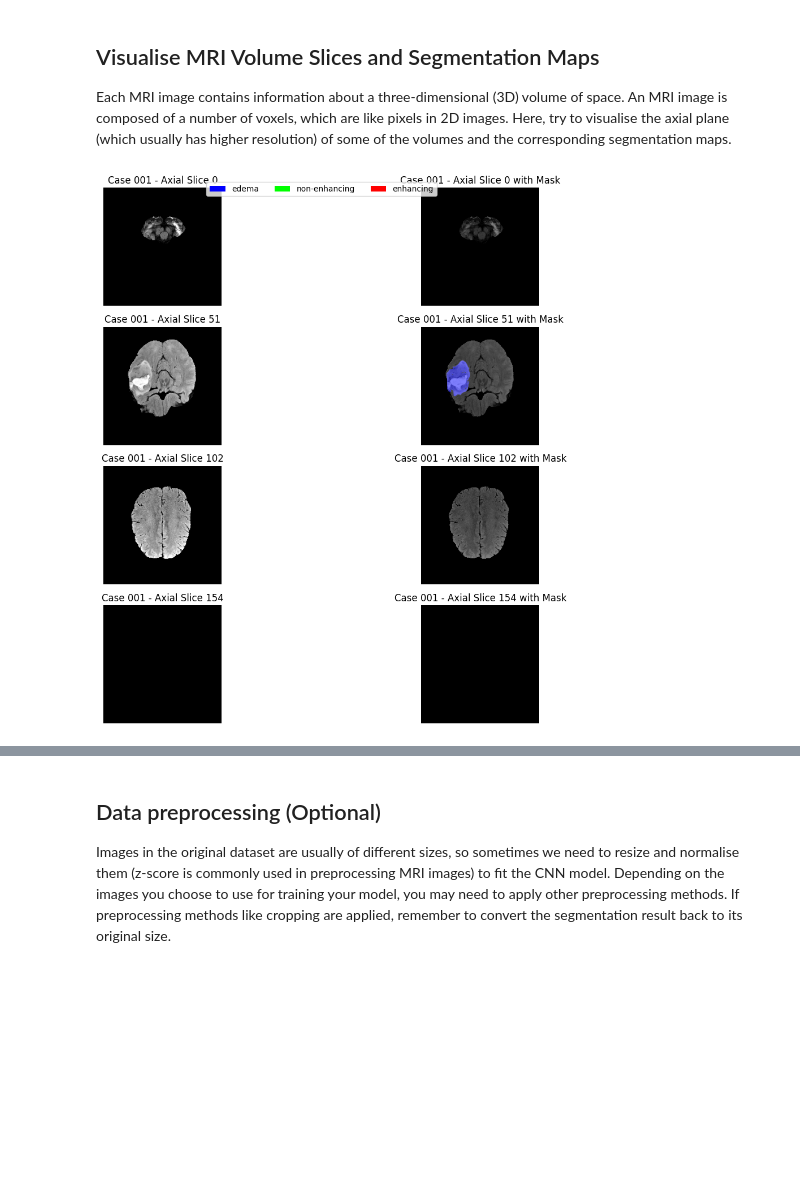
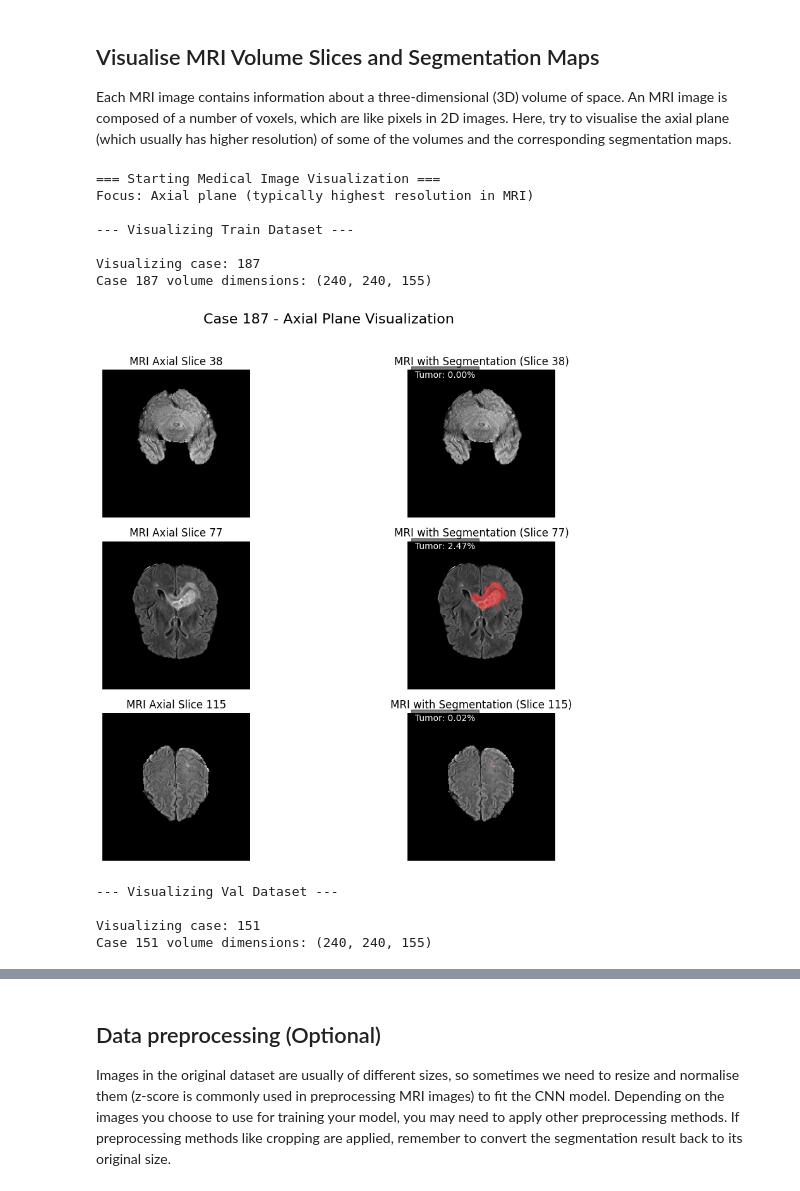
Before and after one commit to aiHelpmate/DSI-Summer-School-project, a Jupyter notebook: proj_tech_segmentation_clean.ipynb, the cells around one changed output, grey strips where cells are left out. Cells and saved outputs as stored; diff of their text form; code cells hidden in the pictures; blank space fills up the shorter version.

```diff
--- a/proj_tech_segmentation_clean.ipynb
+++ b/proj_tech_segmentation_clean.ipynb
@@ -255,15 +77,0 @@ def show_mri_volume_slices_for_segmentation(
-# %%
-dataset_path = 'dataset_segmentation/train'
-case_id = '001'
-mri_file = os.path.join(dataset_path, case_id, f"{case_id}_fla.nii.gz")
-mask_file = os.path.join(dataset_path, case_id, f"{case_id}_seg.nii.gz")
-
-show_mri_volume_slices_for_segmentation(
-    mri_path=mri_file,
-    mask_path=mask_file,
-    case_id=case_id,
-    num_slices=4,
-    slice_axis=2  # Axial slices
-)
-# %% [output]
-[figure, removed]
@@ -269,0 +198,15 @@ show_mri_volume_slices_for_segmentation(
+# %%
+visualize_dataset(num_cases=1, num_slices=3, save_dir=None)
+# %% [output]
+=== Starting Medical Image Visualization ===
+Focus: Axial plane (typically highest resolution in MRI)
+
+--- Visualizing Train Dataset ---
+
+Visualizing case: 187
+Case 187 volume dimensions: (240, 240, 155)
+[figure, added]
+--- Visualizing Val Dataset ---
+
+Visualizing case: 151
+Case 151 volume dimensions: (240, 240, 155)
```
Also changed, not shown: parts of 24 cells of this notebook.
